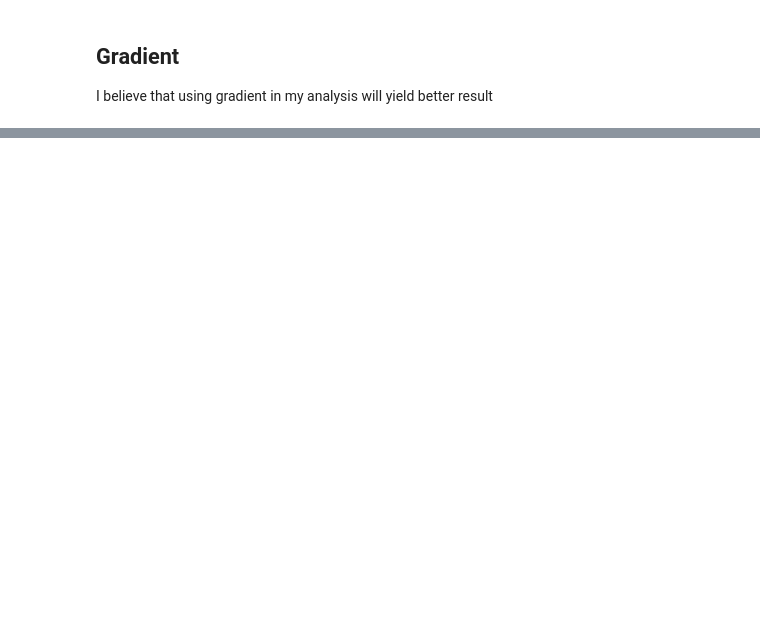
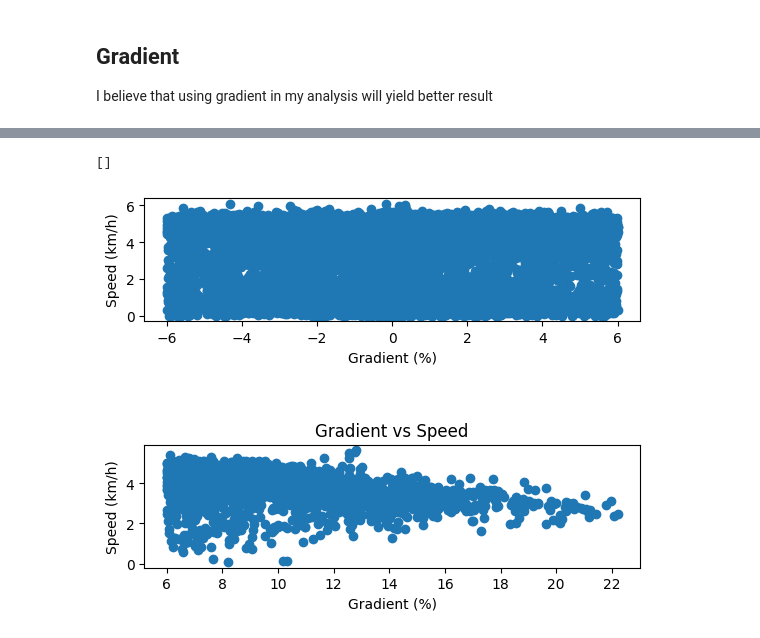
Before and after one commit to harrywiner/southdownsgpx, a Jupyter notebook: analysis.ipynb, the cells around one changed output, grey strips where cells are left out. Cells and saved outputs as stored; diff of their text form; code cells hidden in the pictures; blank space fills up the shorter version.

```diff
--- a/analysis.ipynb
+++ b/analysis.ipynb
@@ -86,0 +95,3 @@ separate_speeds_and_plot(df)
+# %%
+incline_df, decline_df, level_df = separate_speeds(df)
+print(incline_df["speed"].describe(), decline_df["speed"].describe(), level_df["speed"].describe())
@@ -101,4 +179 @@ plt.plot()
 [figure]
-# %%
-incline_df, decline_df, straight_df = separate_speeds(df)
-incline_df["speed"].describe()
@@ -157,0 +180,14 @@ Name: speed, dtype: float64
+# %%
+fig, axs = plt.subplots(2)
+for (ax, df) in zip(axs, [level_df, incline_df]):
+  ax.scatter((df["gradient"]) * 100, df["speed"])
+  ax.set_xlabel("Gradient (%)")
+  ax.set_ylabel("Speed (km/h)")
+  ax.plot()
+
+plt.title("Gradient vs Speed")
+plt.subplots_adjust(hspace=1)
+plt.plot()
+# %% [output]
+[]
+[figure, added]
```
Also changed, not shown: parts of 18 cells of this notebook, 4 other files.
